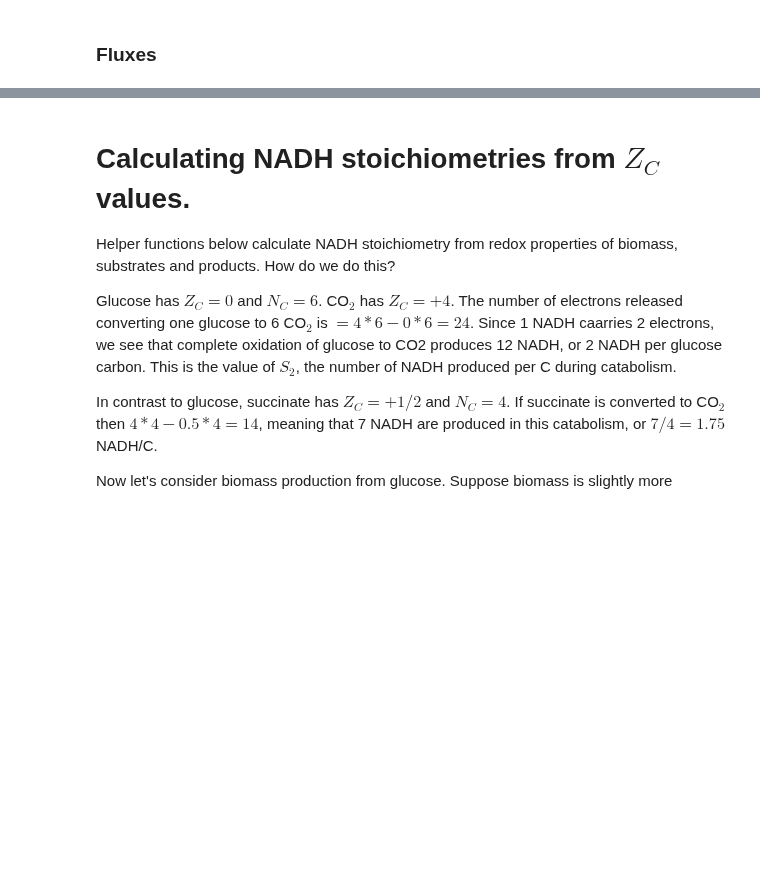
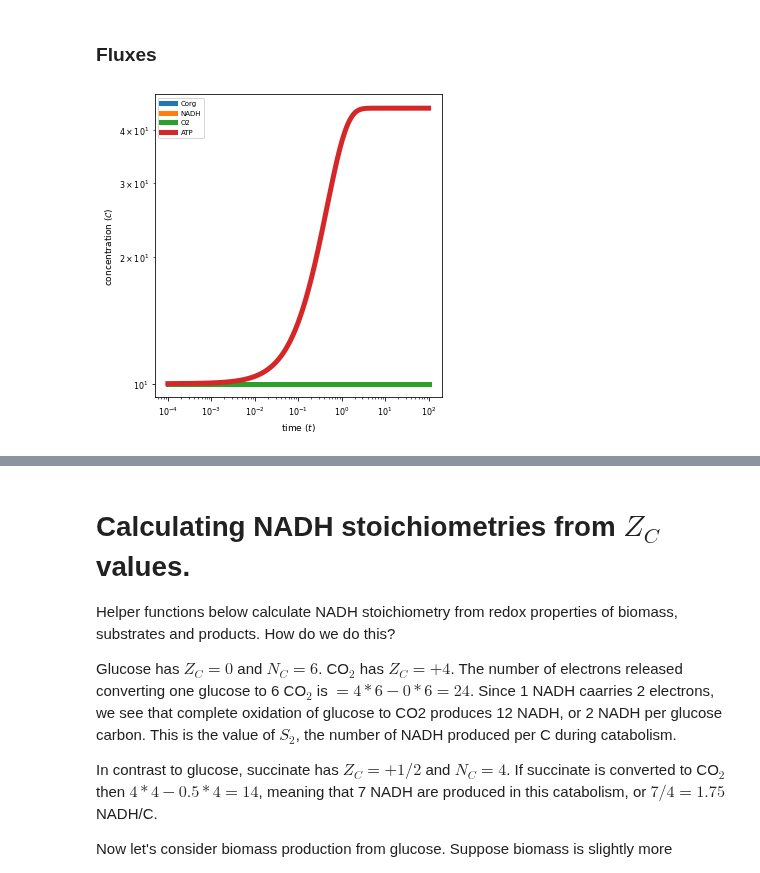
Before and after one commit to flamholz/redox-proteome, a Jupyter notebook: akshit_notebooks/006_fig1_plots.ipynb, the cells around one changed output, grey strips where cells are left out. Cells and saved outputs as stored; diff of their text form; code cells hidden in the pictures; blank space fills up the shorter version.

```diff
--- a/akshit_notebooks/006_fig1_plots.ipynb
+++ b/akshit_notebooks/006_fig1_plots.ipynb
@@ -54,7 +54,7 @@ Set of parameters are:
 </ul>
 # %%
 eps = 1e-10
-tau = 1e-4
+tau = 1e-1
 # %%
 S2 = 2.
 # %%
@@ -147,3 +147,20 @@ def give_nus( y_sol, tpt ):
     nu_ana = (NADH ** S6) * (ATP ** S5) * phi_ana * gamma_ana_inv * tau
 
     return np.array([nu_cat, nu_resp, nu_ana])
+# %%
+y_sol = solve_ivp(het_model, [ 1e-4, TFINAL ],  y0, t_eval=t, method='Radau' ).y
+# %%
+fig, ax = plt.subplots( 1, 1, figsize=(5, 5) )
+
+ax.set_ylabel( 'concentration (' + r'$\mathcal{C}$)')
+ax.set_xlabel( 'time (' + r'$t$)')
+for idx in range(NUM_METS):
+    ax.plot( t[:len(y_sol[idx])], y_sol[idx], lw=5 )
+ax.legend([ 'Corg', 'NADH', 'O2', 'ATP' ], loc='best')
+ax.set_yscale('log')
+ax.set_xscale('log')
+
+fig.tight_layout()
+plt.show()
+# %% [output]
+[figure, added]
```
Also changed, not shown: parts of 8 cells of this notebook.
